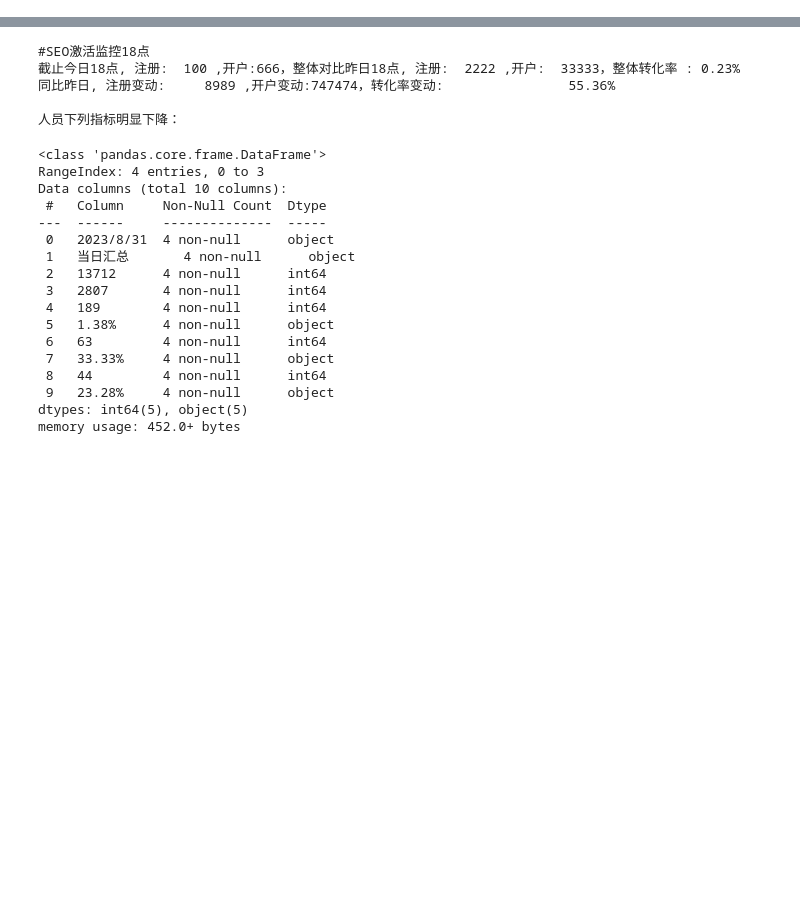
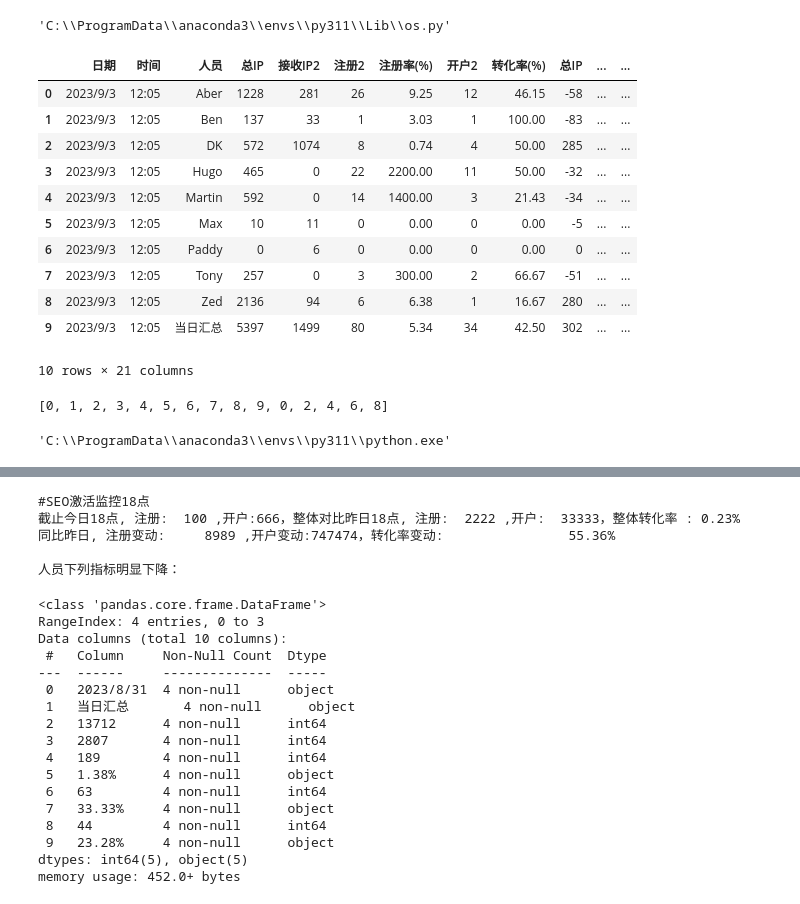
Before and after one commit to Marquis0065/project202308285, a Jupyter notebook: Bsport/TEST_/test1.ipynb, the cells around one changed output, grey strips where cells are left out. Drawn from its saved outputs; the diff is of its cells as text; code cells hidden in the pictures; blank space fills up the shorter version.

Commit message:
今日数据，python接口

```diff
--- a/Bsport/TEST_/test1.ipynb
+++ b/Bsport/TEST_/test1.ipynb
@@ -0,0 +260,4 @@
+# %%
+http://openapi.baidu.com/oauth/2.0/token?grant_type=authorization_code&code=b80f578131b638281b0d5c3804781942&client_id=rCcSsGGfuu10lHFAPmBGsRunpp9wha09&client_secret=apNWQFX57OvLQvW7E5wyD8oWHdhyboqx&redirect_uri=oob
+# %% [output]
+'C:\\ProgramData\\anaconda3\\envs\\py311\\Lib\\os.py'
@@ -0,0 +269,25 @@
+# %%
+df = df.rename(columns={'开户':'开户2','注册':'注册2','接收IP':'接收IP2','对比昨天(总开户)':'开户','对比昨天(总注册)':'注册','对比昨天(接收IP)':'接收IP','对比昨天(总IP)':'总IP'})
+df
+# %% [output]
+|  | 日期 | 时间 | 人员 | 总IP | 接收IP2 | 注册2 | 注册率(%) | 开户2 | 转化率(%) | 总IP | ... | ... |
+| 0 | 2023/9/3 | 12:05 | Aber | 1228 | 281 | 26 | 9.25 | 12 | 46.15 | -58 | ... | ... |
+| 1 | 2023/9/3 | 12:05 | Ben | 137 | 33 | 1 | 3.03 | 1 | 100.00 | -83 | ... | ... |
+| 2 | 2023/9/3 | 12:05 | DK | 572 | 1074 | 8 | 0.74 | 4 | 50.00 | 285 | ... | ... |
+| 3 | 2023/9/3 | 12:05 | Hugo | 465 | 0 | 22 | 2200.00 | 11 | 50.00 | -32 | ... | ... |
+| 4 | 2023/9/3 | 12:05 | Martin | 592 | 0 | 14 | 1400.00 | 3 | 21.43 | -34 | ... | ... |
+| 5 | 2023/9/3 | 12:05 | Max | 10 | 11 | 0 | 0.00 | 0 | 0.00 | -5 | ... | ... |
+| 6 | 2023/9/3 | 12:05 | Paddy | 0 | 6 | 0 | 0.00 | 0 | 0.00 | 0 | ... | ... |
+| 7 | 2023/9/3 | 12:05 | Tony | 257 | 0 | 3 | 300.00 | 2 | 66.67 | -51 | ... | ... |
+| 8 | 2023/9/3 | 12:05 | Zed | 2136 | 94 | 6 | 6.38 | 1 | 16.67 | 280 | ... | ... |
+| 9 | 2023/9/3 | 12:05 | 当日汇总 | 5397 | 1499 | 80 | 5.34 | 34 | 42.50 | 302 | ... | ... |
+10 rows × 21 columns
+# %%
+[i for i in range(10)]+[i for i in range(10) if i %2==0]
+# %% [output]
+[0, 1, 2, 3, 4, 5, 6, 7, 8, 9, 0, 2, 4, 6, 8]
+# %%
+import sys
+sys.executable
+# %% [output]
+'C:\\ProgramData\\anaconda3\\envs\\py311\\python.exe'
```
Also changed, not shown: parts of 22 cells of this notebook, 4 other files.
